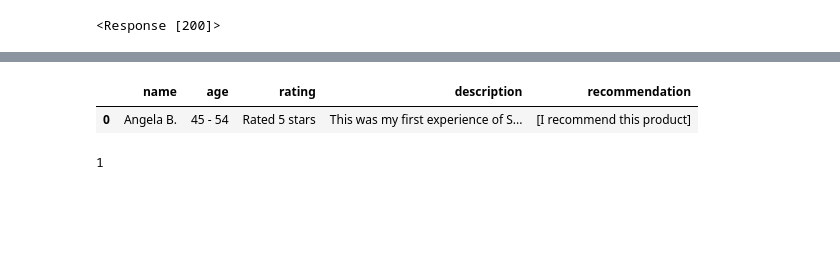
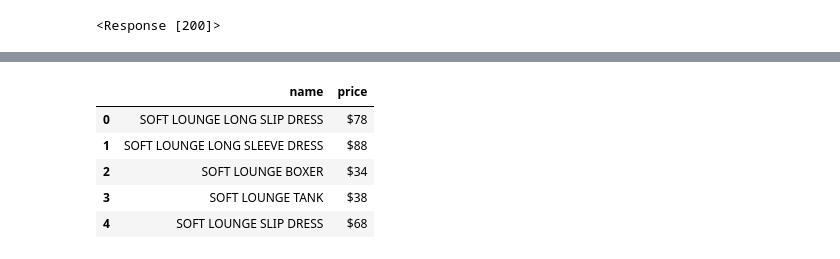
Before and after one commit to kristihaha/Skims-Analytics, a Jupyter notebook: data_collection.ipynb, the cells around one changed output, grey strips where cells are left out. Cells and saved outputs as stored; diff of their text form; code cells hidden in the pictures; blank space fills up the shorter version.

Commit message:
#Adding web scraped data used for sql analysis

```diff
--- a/data_collection.ipynb
+++ b/data_collection.ipynb
@@ -62,3 +97,6 @@ reviews = soup.findAll('div',attrs={'class':'oke-w-main'})
 # %%
-reviews
+# stripping the text to only print the product titles
+for product in products:
+    text = product.string.strip()
+    print(text)
 # %% [output]
@@ -74,0 +190,3 @@ reviews
+# %%
+# outermost part of product prices when inspecting elements
+prices = soup.findAll('p',attrs={'class':'mt-3 mb-0 w-full text-center font-primary text-p fadeIn'})
@@ -74,0 +213,5 @@ reviews
+# %%
+# stripping the text in prices to only print the actual price in dollars
+for price in prices:
+    text = price.string.strip()
+    print(text)
@@ -170,0 +318,16 @@ reviews_df = pd.DataFrame(reviews_data)
+# %%
+import pandas as pd
+
+products = soup.findAll('h3', attrs={'class': 'mb-0 mt-5 text-center text-[15px] leading-[18px] tracking-[0.5px] text-brown-1 font-secondary'})
+prices = soup.findAll('p',attrs={'class':'mt-3 mb-0 w-full text-center font-primary text-p fadeIn'})
+
+product_list = []
+
+for product, price in zip(products, prices):
+    product_dict = {}
+    product_dict['name'] = product.string.strip()
+    product_dict['price'] = price.string.strip()
+    product_list.append(product_dict)
+
+inventory_df = pd.DataFrame(product_list)
+print(inventory_df)
@@ -171,12 +352,13 @@ reviews_df = pd.DataFrame(reviews_data)
 # %%
-reviews_df[:5]
+# shows the first 5 rows of the inventory dataframe
+inventory_df[:5]
 # %% [output]
-|  | name | age | rating | description | recommendation |
-| 0 | Angela B. | 45 - 54 | Rated 5 stars | This was my first experience of S... | [I recommend this product] |
+|  | name | price |
+| 0 | SOFT LOUNGE LONG SLIP DRESS | $78 |
+| 1 | SOFT LOUNGE LONG SLEEVE DRESS | $88 |
+| 2 | SOFT LOUNGE BOXER | $34 |
+| 3 | SOFT LOUNGE TANK | $38 |
+| 4 | SOFT LOUNGE SLIP DRESS | $68 |
 # %%
 # establishing connection to database in dbeaver
 engine = create_engine('mysql+mysqldb://admin:isba_4715@isba-dev-01.cwmgtmuif5sr.us-east-1.rds.amazonaws.com/sql_project?charset=utf8')
-# %%
-reviews_df.to_sql('skims_reviews', engine, if_exists='append', index=False)
-# %% [output]
-1
```
Also changed, not shown: parts of 49 cells of this notebook.
